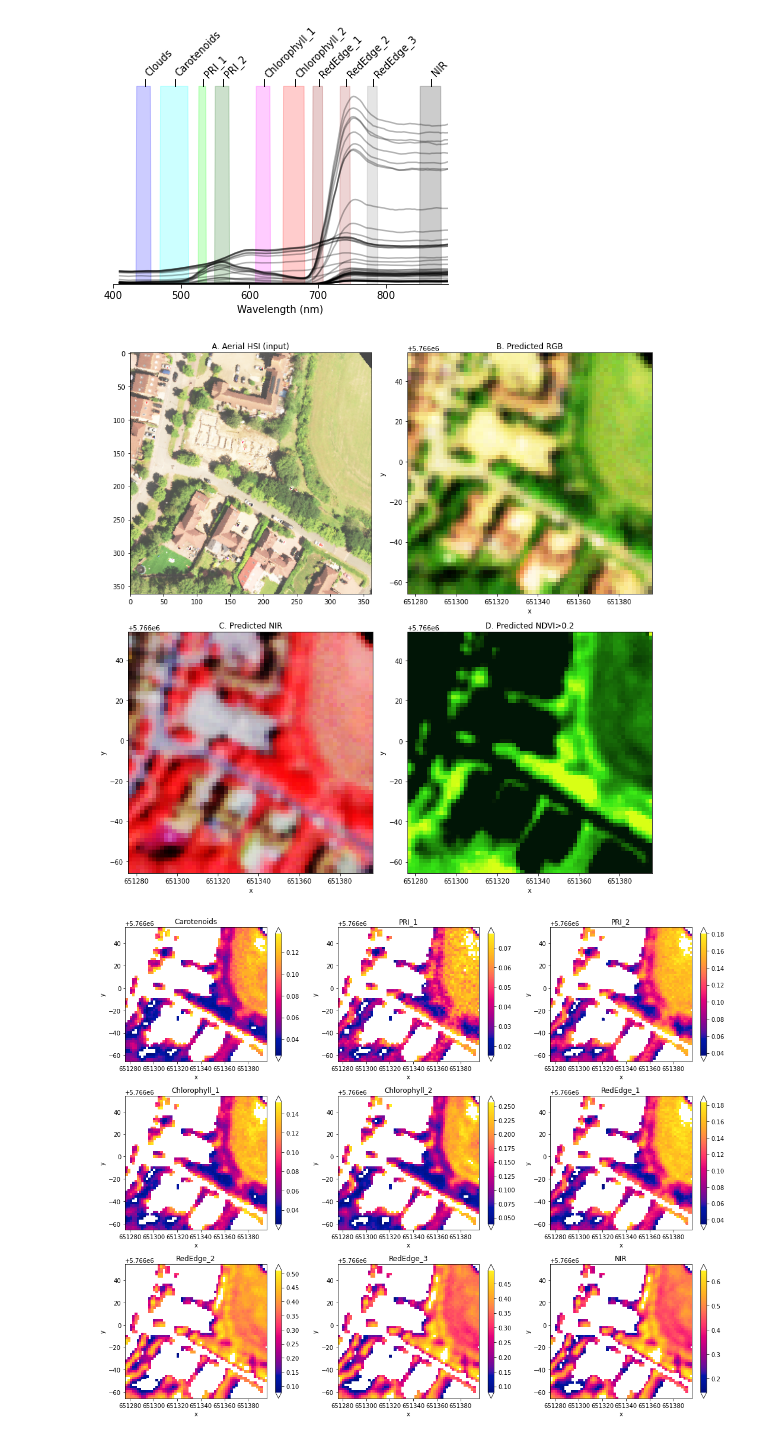
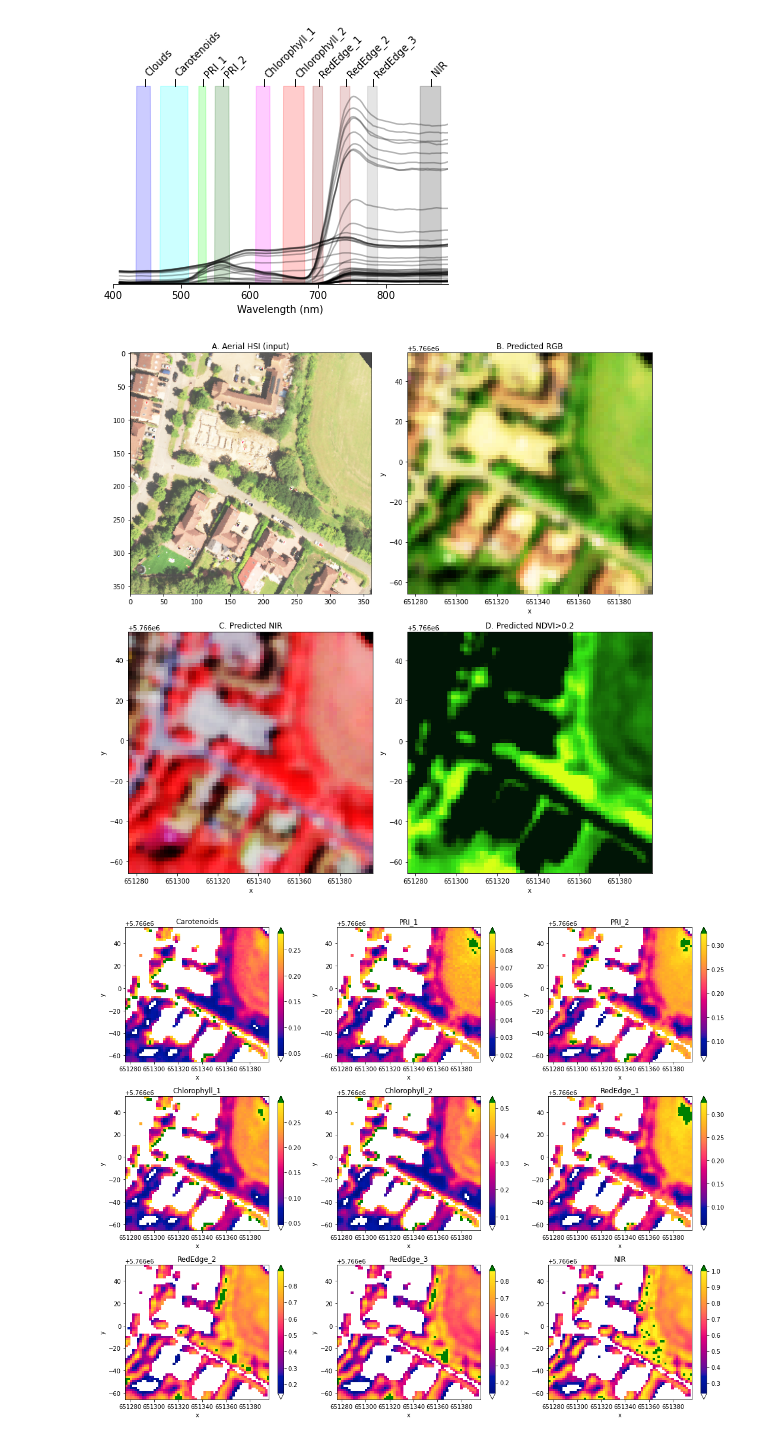
Before and after one commit to joe-fennell/pyeosim, a Jupyter notebook: 2_CMOS.ipynb, the cells around one changed output. Drawn from its saved outputs; the diff is of its cells as text; code cells hidden in the pictures.

```diff
--- a/2_CMOS.ipynb
+++ b/2_CMOS.ipynb
@@ -24,8 +24,14 @@ atmos = Test6S()
 TOA = atmos.transform(im_ref).compute()
 TOA_ref = atmos.transform(xarray.ones_like(im_ref))
 # %%
-cmos = TeledyneCMOS(adc_gain=1e5, store_steps=False,
-                    TDI_rows=32)
+cmos = TeledyneCMOS(store_steps=True,
+                    TDI_rows=32,
+                    lens_diameter=.25,
+                    pix_per_row=8196,
+                    sense_node_gain=50,
+                    adc_vref=1.6,
+                    dark_current=570/32
+                   )
 demo = cmos.fit_transform(TOA)
 # cmos.get_params()
 # %%
@@ -81,18 +87,18 @@ ax[1][1].set_title('D. Predicted NDVI>0.2')
 plt.tight_layout()
 plt.savefig('outputs/TreeView_example_1.png',dpi=200)
 # %% [output]
-[figure, old version]
+[figure, new version]
 # %%
 cmap_kgy = colorcet.cm.bmy
-cmap_kgy.set_over('w')
+cmap_kgy.set_over('green')
 cmap_kgy.set_under('w')
 idx = 9
 fig, ax = plt.subplots(3,3, figsize=(15,12))
 ax = np.ravel(ax)
 for i in range(1,10):
-    BOA.where(ndvi>.2).isel(band=i).plot(cmap=cmap_kgy, robust=True, ax=ax[i-1], )
+    BOA.where(ndvi>0).isel(band=i).plot(cmap=cmap_kgy, robust=True, ax=ax[i-1], )
     ax[i-1].set_title('{}'.format(BOA.band_name[i].values))
 plt.tight_layout()
 # plt.savefig('outputs/TreeView_example_1_plant.png',dpi=200)
 # %% [output]
-[figure, old version]
+[figure, new version]
```
Also changed, not shown: parts of 3 cells of this notebook, 22 other files.
